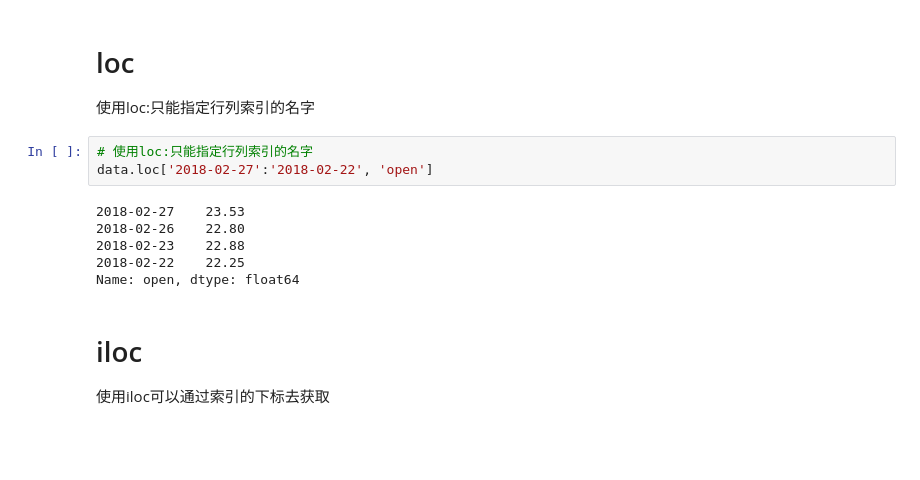
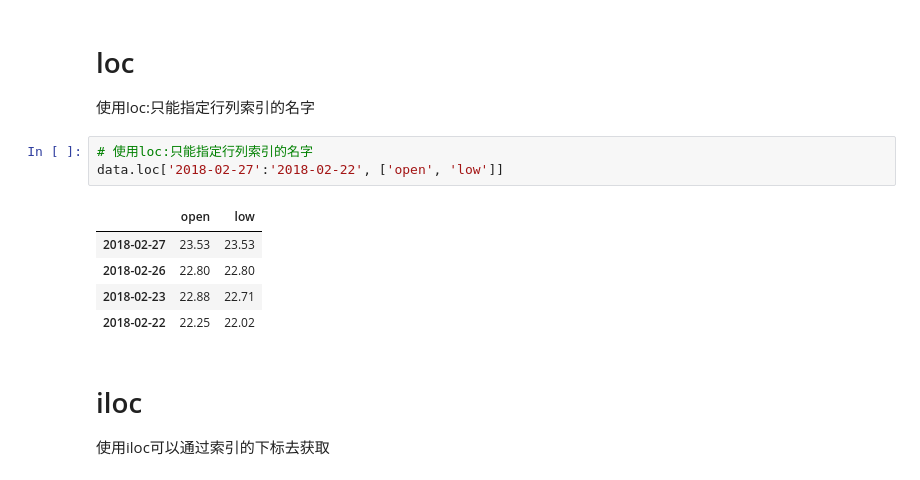
Before and after one commit to zhangcj5131/AI_teaching, a Jupyter notebook: pandas index columns.ipynb, the cells around one changed output. Saved outputs shown, nothing was run; the diff lists cells and outputs as text; blank space fills up the shorter version.

```diff
--- a/pandas index columns.ipynb
+++ b/pandas index columns.ipynb
@@ -144,13 +144,13 @@ data['open']['2018-02-27']
 使用loc:只能指定行列索引的名字
 # %%
 # 使用loc:只能指定行列索引的名字
-data.loc['2018-02-27':'2018-02-22', 'open']
+data.loc['2018-02-27':'2018-02-22', ['open', 'low']]
 # %% [output]
-2018-02-27    23.53
-2018-02-26    22.80
-2018-02-23    22.88
-2018-02-22    22.25
-Name: open, dtype: float64
+|  | open | low |
+| 2018-02-27 | 23.53 | 23.53 |
+| 2018-02-26 | 22.80 | 22.80 |
+| 2018-02-23 | 22.88 | 22.71 |
+| 2018-02-22 | 22.25 | 22.02 |
 # %% [markdown]
 # iloc
 使用iloc可以通过索引的下标去获取
```
Also changed, not shown: parts of 4 cells of this notebook, 9 other files.
